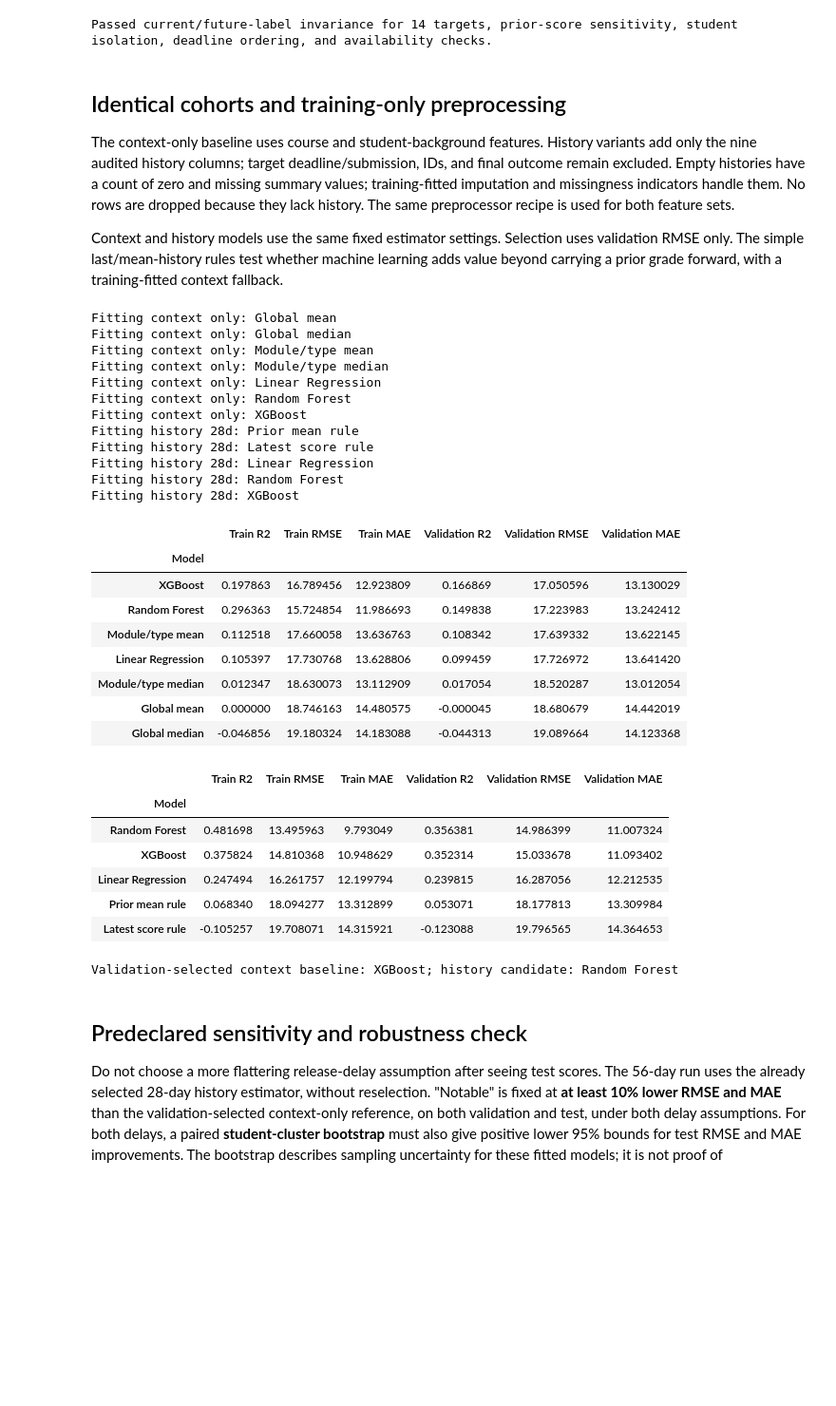
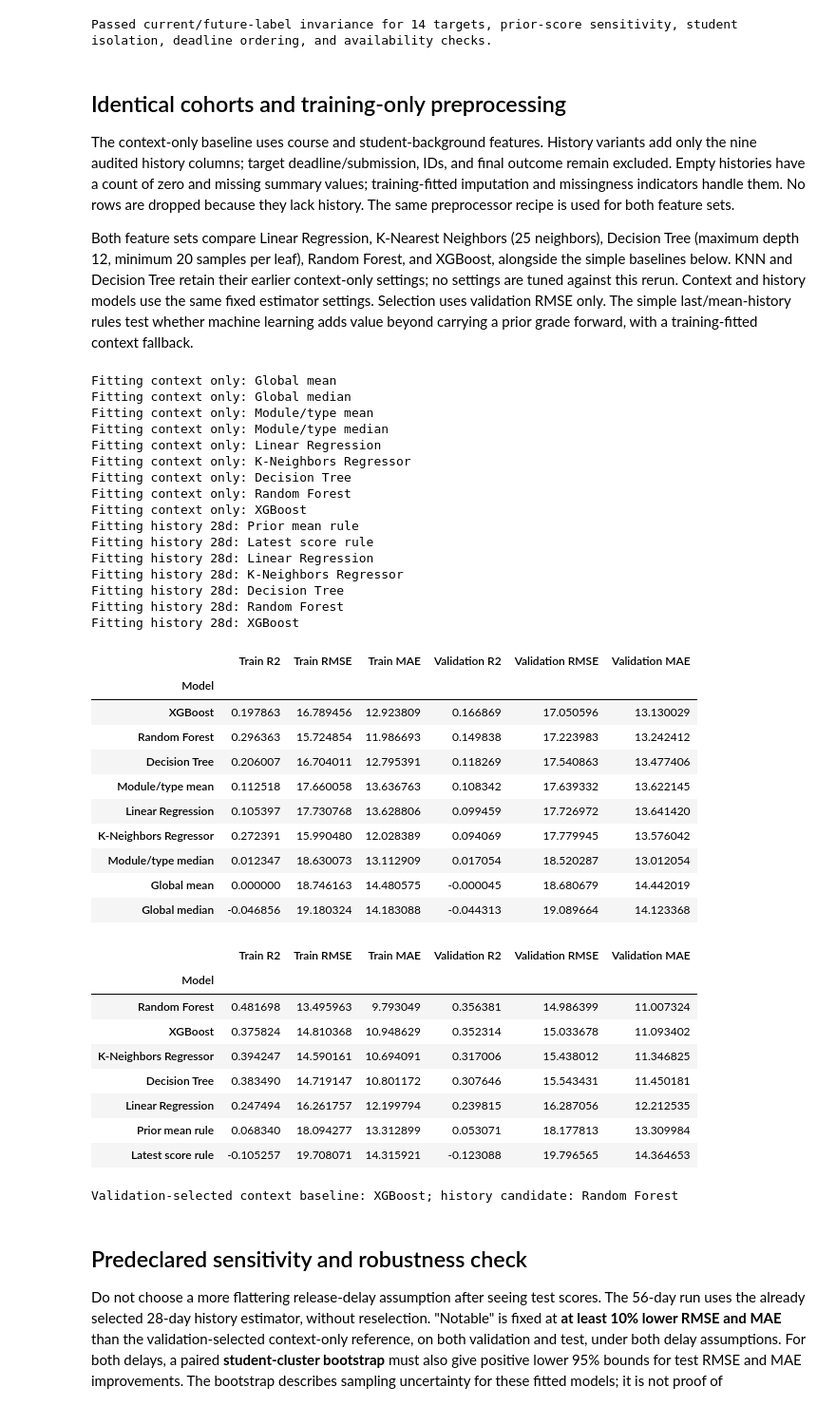
Before and after one commit to alfred-abraham/end-to-end-oulad-assessment-score-project, a Jupyter notebook: notebook/Model Training.ipynb, the cells around one changed output. Shown at 95% size. Drawn from its saved outputs; the diff is of its cells as text; code cells hidden in the pictures; blank space fills up the shorter version.

```diff
--- a/notebook/Model Training.ipynb
+++ b/notebook/Model Training.ipynb
@@ -233,6 +233,10 @@ remain excluded. Empty histories have a count of zero and missing summary values
 training-fitted imputation and missingness indicators handle them. No rows are dropped
 because they lack history. The same preprocessor recipe is used for both feature sets.
 
+Both feature sets compare Linear Regression, K-Nearest Neighbors (25 neighbors),
+Decision Tree (maximum depth 12, minimum 20 samples per leaf), Random Forest,
+and XGBoost, alongside the simple baselines below. KNN and Decision Tree retain
+their earlier context-only settings; no settings are tuned against this rerun.
 Context and history models use the same fixed estimator settings. Selection uses
 validation RMSE only. The simple last/mean-history rules test whether machine learning
 adds value beyond carrying a prior grade forward, with a training-fitted context fallback.
@@ -286,6 +290,8 @@ def metrics(actual, predicted):
 
 estimators = {
     'Linear Regression': LinearRegression(),
+    'K-Neighbors Regressor': KNeighborsRegressor(n_neighbors=25, n_jobs=-1),
+    'Decision Tree': DecisionTreeRegressor(max_depth=12, min_samples_leaf=20, random_state=SEED),
     'Random Forest': RandomForestRegressor(n_estimators=150, max_depth=16,
         min_samples_leaf=10, max_features=0.8, random_state=SEED, n_jobs=-1),
     'XGBoost': XGBRegressor(n_estimators=300, max_depth=4, learning_rate=0.05,
@@ -313,35 +319,41 @@ def evaluate_validation(candidates, X, label):
         train = metrics(y.loc[splits['train']], model.predict(X.loc[splits['train']]))
         val = metrics(y.loc[splits['validation']], model.predict(X.loc[splits['validation']]))
         rows.append({'Model': name, **{f'Train {k}': v for k, v in train.items()},
                      **{f'Validation {k}': v for k, v in val.items()}})
     return pd.DataFrame(rows).set_index('Model').sort_values('Validation RMSE')
 
 context_validation = evaluate_validation(context_candidates, X_context, 'context only')
 history_validation = evaluate_validation(history_candidates, X_history[PRIMARY_LAG], 'history 28d')
 display(context_validation)
 display(history_validation)
 context_name = context_validation.index[0]
 history_name = history_validation.index[0]
 print(f'Validation-selected context baseline: {context_name}; history candidate: {history_name}')
 # %% [output]
 Fitting context only: Global mean
 Fitting context only: Global median
 Fitting context only: Module/type mean
 Fitting context only: Module/type median
 Fitting context only: Linear Regression
+Fitting context only: K-Neighbors Regressor
+Fitting context only: Decision Tree
 Fitting context only: Random Forest
 Fitting context only: XGBoost
 Fitting history 28d: Prior mean rule
 Fitting history 28d: Latest score rule
 Fitting history 28d: Linear Regression
+Fitting history 28d: K-Neighbors Regressor
+Fitting history 28d: Decision Tree
 Fitting history 28d: Random Forest
 Fitting history 28d: XGBoost
 |  | Train R2 | Train RMSE | Train MAE | Validation R2 | Validation RMSE | Validation MAE |
 | Model |  |  |  |  |  |  |
 | XGBoost | 0.197863 | 16.789456 | 12.923809 | 0.166869 | 17.050596 | 13.130029 |
 | Random Forest | 0.296363 | 15.724854 | 11.986693 | 0.149838 | 17.223983 | 13.242412 |
+| Decision Tree | 0.206007 | 16.704011 | 12.795391 | 0.118269 | 17.540863 | 13.477406 |
 | Module/type mean | 0.112518 | 17.660058 | 13.636763 | 0.108342 | 17.639332 | 13.622145 |
 | Linear Regression | 0.105397 | 17.730768 | 13.628806 | 0.099459 | 17.726972 | 13.641420 |
+| K-Neighbors Regressor | 0.272391 | 15.990480 | 12.028389 | 0.094069 | 17.779945 | 13.576042 |
 | Module/type median | 0.012347 | 18.630073 | 13.112909 | 0.017054 | 18.520287 | 13.012054 |
 | Global mean | 0.000000 | 18.746163 | 14.480575 | -0.000045 | 18.680679 | 14.442019 |
 | Global median | -0.046856 | 19.180324 | 14.183088 | -0.044313 | 19.089664 | 14.123368 |
@@ -349,6 +361,8 @@ Fitting history 28d: XGBoost
 | Model |  |  |  |  |  |  |
 | Random Forest | 0.481698 | 13.495963 | 9.793049 | 0.356381 | 14.986399 | 11.007324 |
 | XGBoost | 0.375824 | 14.810368 | 10.948629 | 0.352314 | 15.033678 | 11.093402 |
+| K-Neighbors Regressor | 0.394247 | 14.590161 | 10.694091 | 0.317006 | 15.438012 | 11.346825 |
+| Decision Tree | 0.383490 | 14.719147 | 10.801172 | 0.307646 | 15.543431 | 11.450181 |
 | Linear Regression | 0.247494 | 16.261757 | 12.199794 | 0.239815 | 16.287056 | 12.212535 |
 | Prior mean rule | 0.068340 | 18.094277 | 13.312899 | 0.053071 | 18.177813 | 13.309984 |
 | Latest score rule | -0.105257 | 19.708071 | 14.315921 | -0.123088 | 19.796565 | 14.364653 |
```
Also changed, not shown: 1 other file.
